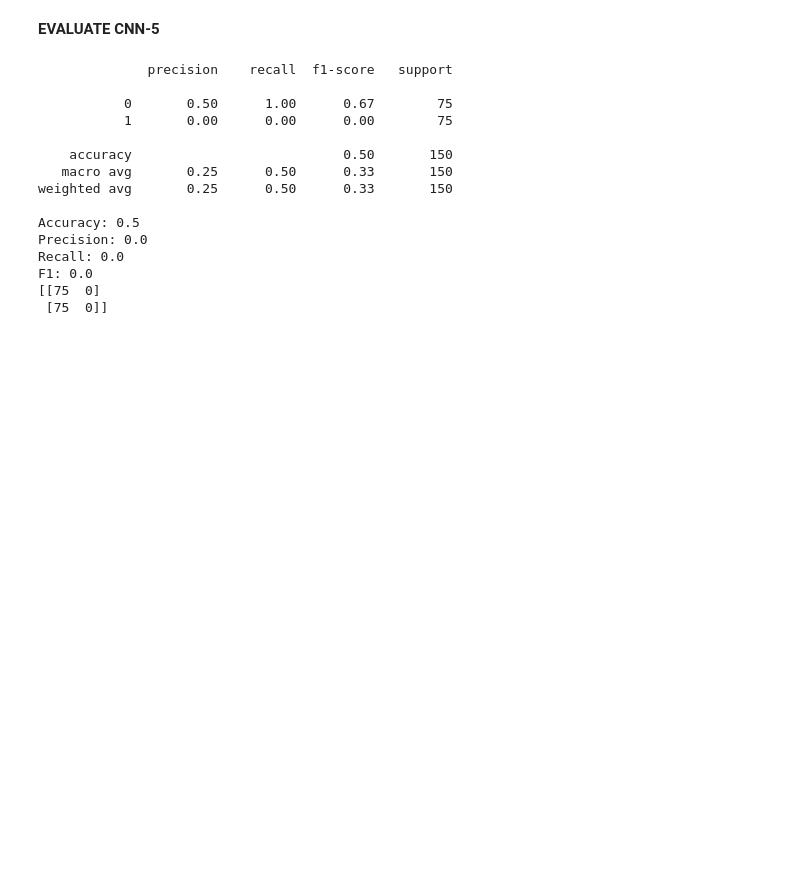
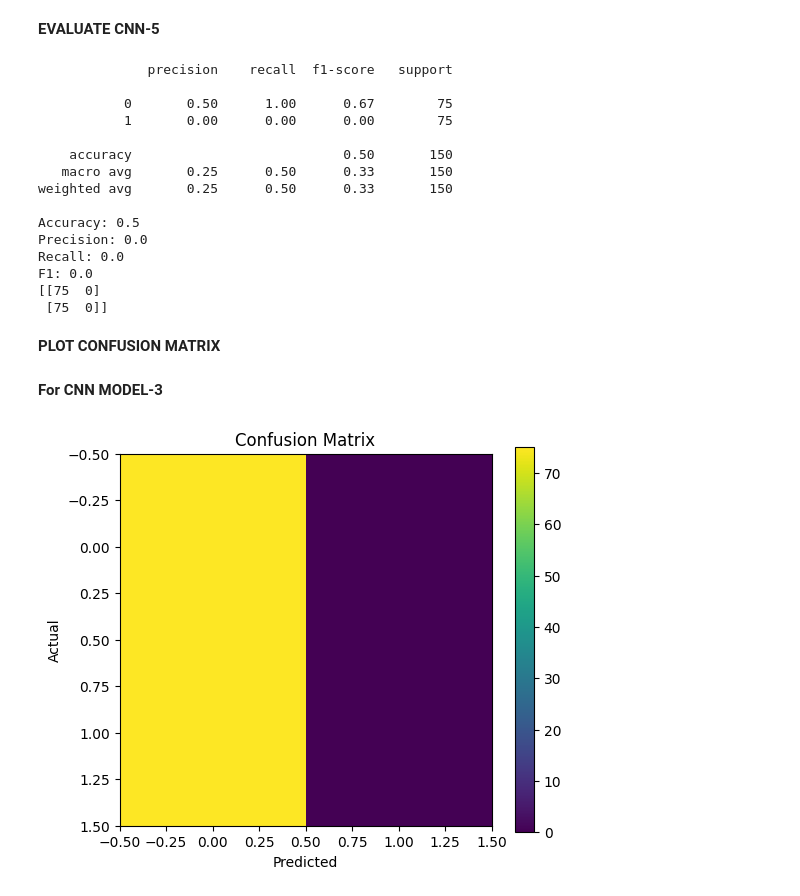
Before and after one commit to Haniakhan702/AneRBC-ANN-and-DL, a Jupyter notebook: AneRBC_ANN_and_DL.ipynb, the cells around one changed output. Drawn from its saved outputs; the diff is of its cells as text; code cells hidden in the pictures; blank space fills up the shorter version.

Commit message:
Confusion Metrix for each models

```diff
--- a/AneRBC_ANN_and_DL.ipynb
+++ b/AneRBC_ANN_and_DL.ipynb
@@ -751,3 +751,52 @@ Recall: 0.0
 F1: 0.0
 [[75  0]
  [75  0]]
+# %% [markdown]
+**PLOT CONFUSION MATRIX**
+# %%
+import matplotlib.pyplot as plt
+from sklearn.metrics import confusion_matrix
+import numpy as np
+
+def plot_confusion_matrix(model, test_loader):
+
+    model.eval()
+
+    y_true = []
+    y_pred = []
+
+    with torch.no_grad():
+
+        for images, labels in test_loader:
+
+            images = images.to(device)
+
+            outputs = model(images)
+
+            _, preds = torch.max(outputs,1)
+
+            y_true.extend(labels.numpy())
+
+            y_pred.extend(preds.cpu().numpy())
+
+    cm = confusion_matrix(y_true,y_pred)
+
+    plt.figure(figsize=(6,5))
+
+    plt.imshow(cm)
+
+    plt.title("Confusion Matrix")
+
+    plt.colorbar()
+
+    plt.xlabel("Predicted")
+
+    plt.ylabel("Actual")
+
+    plt.show()
+# %% [markdown]
+**For CNN MODEL-3**
+# %%
+plot_confusion_matrix(cnn3, test_loader)
+# %% [output]
+[figure, added]
```
Also changed, not shown: parts of 4 cells of this notebook.
